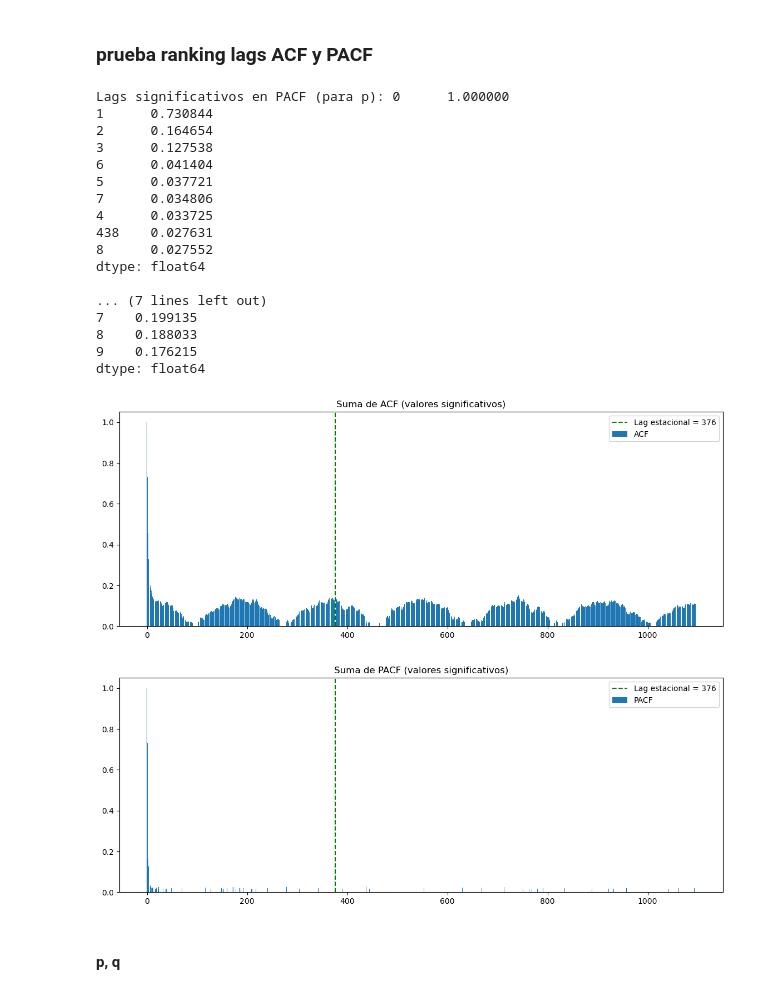
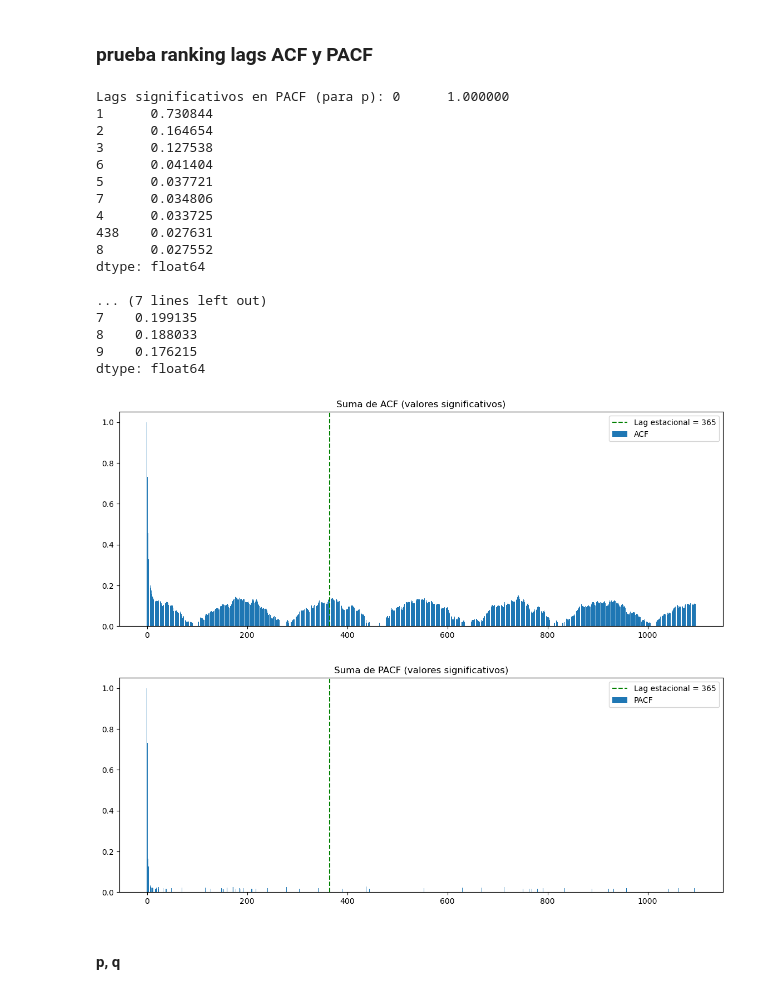
Before and after one commit to TFG-GMAT24017/01_Series_Temporales, a Jupyter notebook: Oferta_Renovables/01_caracterizar_serie_oferta_GWh.ipynb, the cells around one changed output. Saved outputs shown, nothing was run; the diff lists cells and outputs as text; code cells hidden in the pictures.

```diff
--- a/Oferta_Renovables/01_caracterizar_serie_oferta_GWh.ipynb
+++ b/Oferta_Renovables/01_caracterizar_serie_oferta_GWh.ipynb
@@ -231,7 +265,7 @@ import matplotlib.pyplot as plt
 
 # Definir parámetros: mirar 3 años
 max_lag = 365 * 3
-PERIODO_ESTIMADO = 376
+PERIODO_ESTIMADO = 365
 
 
 # Calcular ACF y PACF
@@ -259,35 +293,35 @@ plt.figure(figsize=(14,5))
 plt.bar(range(len(significant_acf)), significant_acf, label="ACF")
 plt.axvline(x=PERIODO_ESTIMADO, color='green', linestyle='--', label=f'Lag estacional = {PERIODO_ESTIMADO}')
 plt.title("Suma de ACF (valores significativos)")
 plt.legend()
 plt.show()
 
 plt.figure(figsize=(14,5))
 plt.bar(range(len(significant_pacf)), significant_pacf, label="PACF")
 plt.axvline(x=PERIODO_ESTIMADO, color='green', linestyle='--', label=f'Lag estacional = {PERIODO_ESTIMADO}')
 plt.title("Suma de PACF (valores significativos)")
 plt.legend()
 plt.show()
 # %% [output]
 Lags significativos en PACF (para p): 0      1.000000
 1      0.730844
 2      0.164654
 3      0.127538
 6      0.041404
 5      0.037721
 7      0.034806
 4      0.033725
 438    0.027631
 8      0.027552
 dtype: float64
 
 ... (7 lines left out)
 7    0.199135
 8    0.188033
 9    0.176215
 dtype: float64
-[figure, old version]
+[figure, new version]
-[figure, old version]
+[figure, new version]
 # %% [markdown]
 #### p, q
 # %% [markdown]
```
Also changed, not shown: parts of 5 cells of this notebook, 5 other files.
